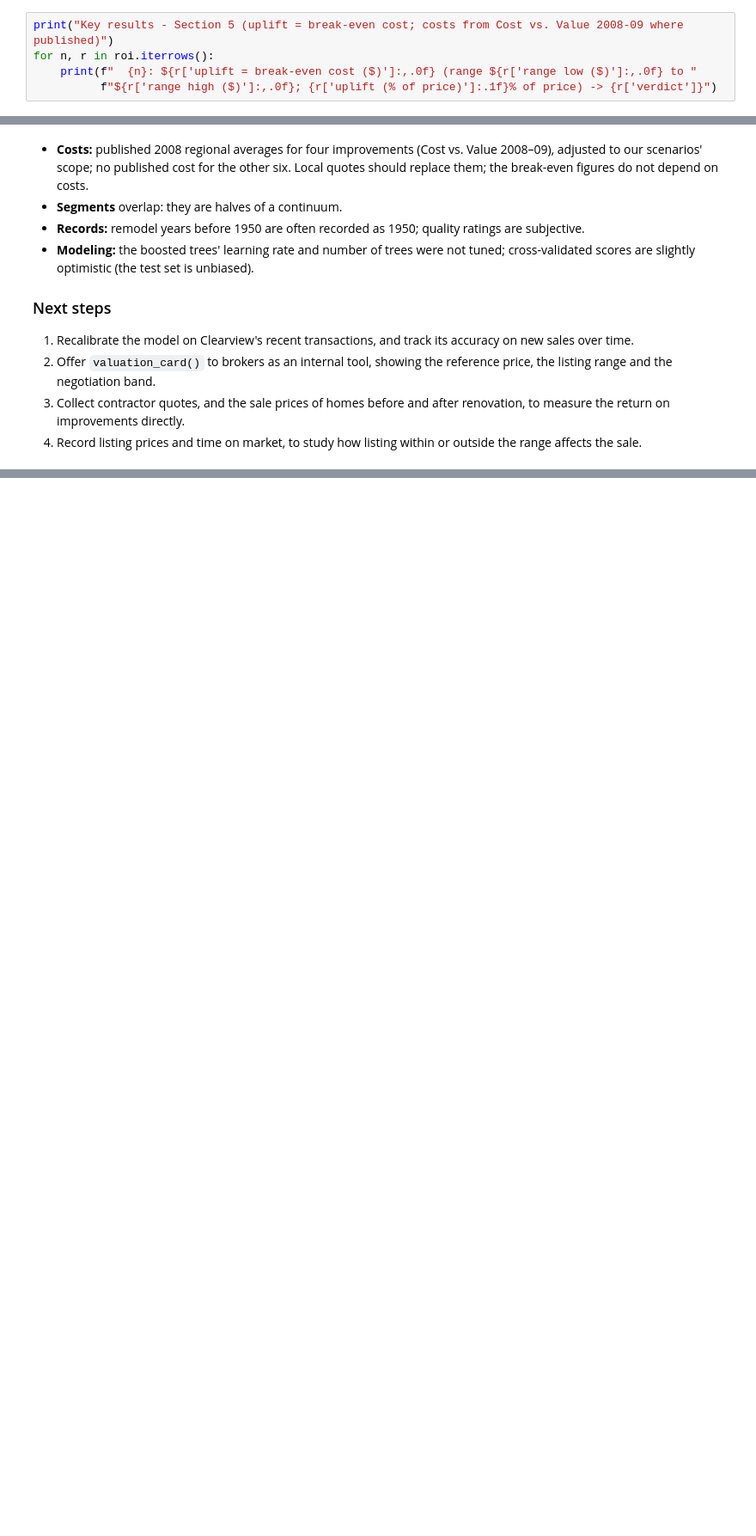
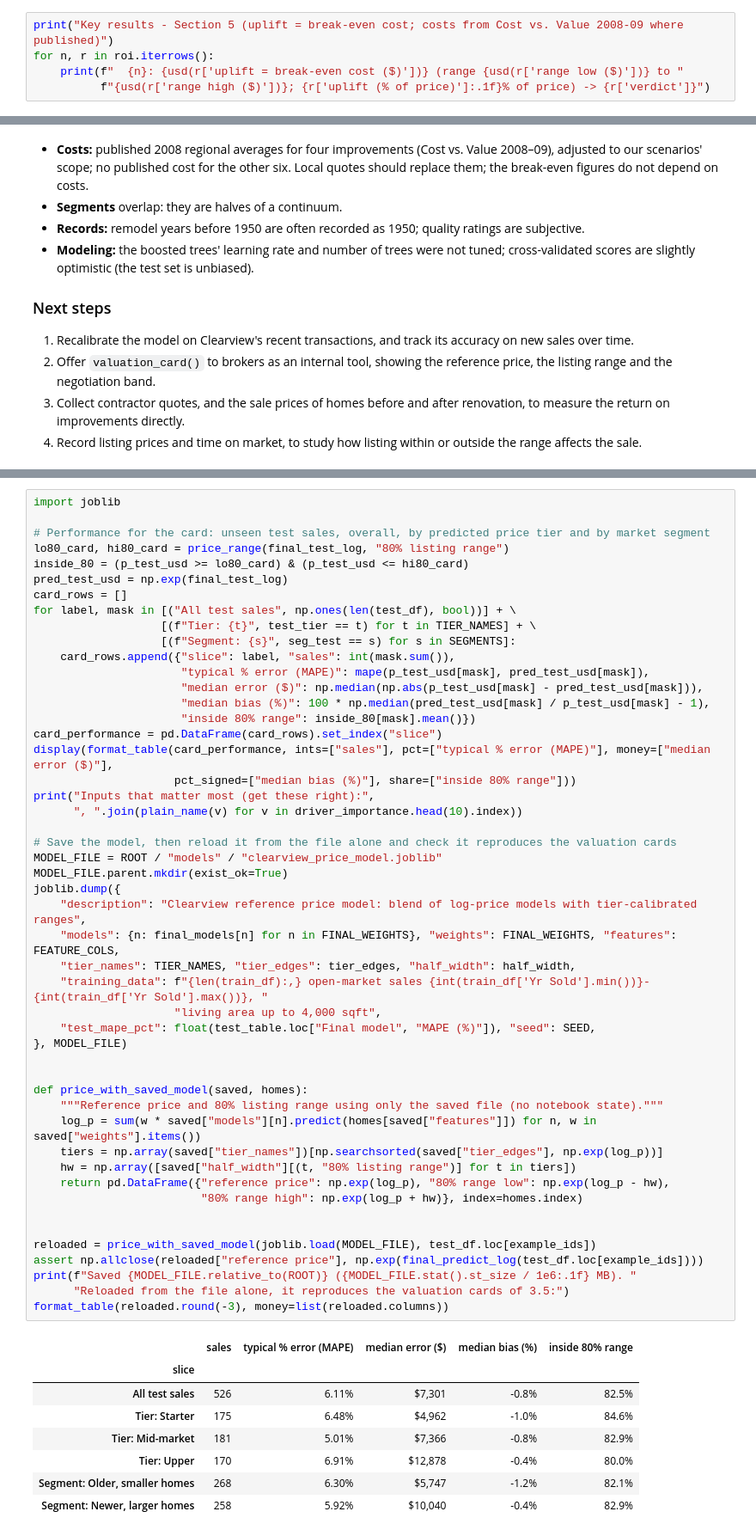
Before and after one commit to daniosp/final-proyect-ml, a Jupyter notebook: main/clearview_analysis.ipynb, the cells around one changed output, grey strips where cells are left out. Shown at 86% size. Cells and saved outputs as stored; diff of their text form; blank space fills up the shorter version.

```diff
--- a/main/clearview_analysis.ipynb
+++ b/main/clearview_analysis.ipynb
@@ -3261,8 +3271,8 @@ plt.show()
 # %%
 print("Key results - Section 5 (uplift = break-even cost; costs from Cost vs. Value 2008-09 where published)")
 for n, r in roi.iterrows():
-    print(f"  {n}: ${r['uplift = break-even cost ($)']:,.0f} (range ${r['range low ($)']:,.0f} to "
-          f"${r['range high ($)']:,.0f}; {r['uplift (% of price)']:.1f}% of price) -> {r['verdict']}")
+    print(f"  {n}: {usd(r['uplift = break-even cost ($)'])} (range {usd(r['range low ($)'])} to "
+          f"{usd(r['range high ($)'])}; {r['uplift (% of price)']:.1f}% of price) -> {r['verdict']}")
 # %% [output]
 Key results - Section 5 (uplift = break-even cost; costs from Cost vs. Value 2008-09 where published)
   Kitchen: typical -> good, plus overall quality +1 (upper bound): $13,025 (range $11,577 to $14,757; 9.7% of price) -> does not pay back at resale
@@ -3783,0 +3812,58 @@ Q4 - segments
+# %%
+import joblib
+
+# Performance for the card: unseen test sales, overall, by predicted price tier and by market segment
+lo80_card, hi80_card = price_range(final_test_log, "80% listing range")
+inside_80 = (p_test_usd >= lo80_card) & (p_test_usd <= hi80_card)
+pred_test_usd = np.exp(final_test_log)
+card_rows = []
+for label, mask in [("All test sales", np.ones(len(test_df), bool))] + \
+                   [(f"Tier: {t}", test_tier == t) for t in TIER_NAMES] + \
+                   [(f"Segment: {s}", seg_test == s) for s in SEGMENTS]:
+    card_rows.append({"slice": label, "sales": int(mask.sum()),
+                      "typical % error (MAPE)": mape(p_test_usd[mask], pred_test_usd[mask]),
+                      "median error ($)": np.median(np.abs(p_test_usd[mask] - pred_test_usd[mask])),
+                      "median bias (%)": 100 * np.median(pred_test_usd[mask] / p_test_usd[mask] - 1),
+                      "inside 80% range": inside_80[mask].mean()})
+card_performance = pd.DataFrame(card_rows).set_index("slice")
+display(format_table(card_performance, ints=["sales"], pct=["typical % error (MAPE)"], money=["median error ($)"],
+                     pct_signed=["median bias (%)"], share=["inside 80% range"]))
+print("Inputs that matter most (get these right):",
+      ", ".join(plain_name(v) for v in driver_importance.head(10).index))
+
+# Save the model, then reload it from the file alone and check it reproduces the valuation cards
+MODEL_FILE = ROOT / "models" / "clearview_price_model.joblib"
+MODEL_FILE.parent.mkdir(exist_ok=True)
+joblib.dump({
+    "description": "Clearview reference price model: blend of log-price models with tier-calibrated ranges",
+    "models": {n: final_models[n] for n in FINAL_WEIGHTS}, "weights": FINAL_WEIGHTS, "features": FEATURE_COLS,
+    "tier_names": TIER_NAMES, "tier_edges": tier_edges, "half_width": half_width,
+    "training_data": f"{len(train_df):,} open-market sales {int(train_df['Yr Sold'].min())}-{int(train_df['Yr Sold'].max())}, "
+                     "living area up to 4,000 sqft",
+    "test_mape_pct": float(test_table.loc["Final model", "MAPE (%)"]), "seed": SEED,
+}, MODEL_FILE)
+
+
+def price_with_saved_model(saved, homes):
+    """Reference price and 80% listing range using only the saved file (no notebook state)."""
+    log_p = sum(w * saved["models"][n].predict(homes[saved["features"]]) for n, w in saved["weights"].items())
+    tiers = np.array(saved["tier_names"])[np.searchsorted(saved["tier_edges"], np.exp(log_p))]
+    hw = np.array([saved["half_width"][(t, "80% listing range")] for t in tiers])
+    return pd.DataFrame({"reference price": np.exp(log_p), "80% range low": np.exp(log_p - hw),
+                         "80% range high": np.exp(log_p + hw)}, index=homes.index)
+
+
+reloaded = price_with_saved_model(joblib.load(MODEL_FILE), test_df.loc[example_ids])
+assert np.allclose(reloaded["reference price"], np.exp(final_predict_log(test_df.loc[example_ids])))
+print(f"Saved {MODEL_FILE.relative_to(ROOT)} ({MODEL_FILE.stat().st_size / 1e6:.1f} MB). "
+      "Reloaded from the file alone, it reproduces the valuation cards of 3.5:")
+format_table(reloaded.round(-3), money=list(reloaded.columns))
+# %% [output]
+|  | sales | typical % error (MAPE) | median error ($) | median bias (%) | inside 80% range |
+| slice |  |  |  |  |  |
+| All test sales | 526 | 6.11% | $7,301 | -0.8% | 82.5% |
+| Tier: Starter | 175 | 6.48% | $4,962 | -1.0% | 84.6% |
+| Tier: Mid-market | 181 | 5.01% | $7,366 | -0.8% | 82.9% |
+| Tier: Upper | 170 | 6.91% | $12,878 | -0.4% | 80.0% |
+| Segment: Older, smaller homes | 268 | 6.30% | $5,747 | -1.2% | 82.1% |
+| Segment: Newer, larger homes | 258 | 5.92% | $10,040 | -0.4% | 82.9% |
```
Also changed, not shown: parts of 12 cells of this notebook, 1 other file.
